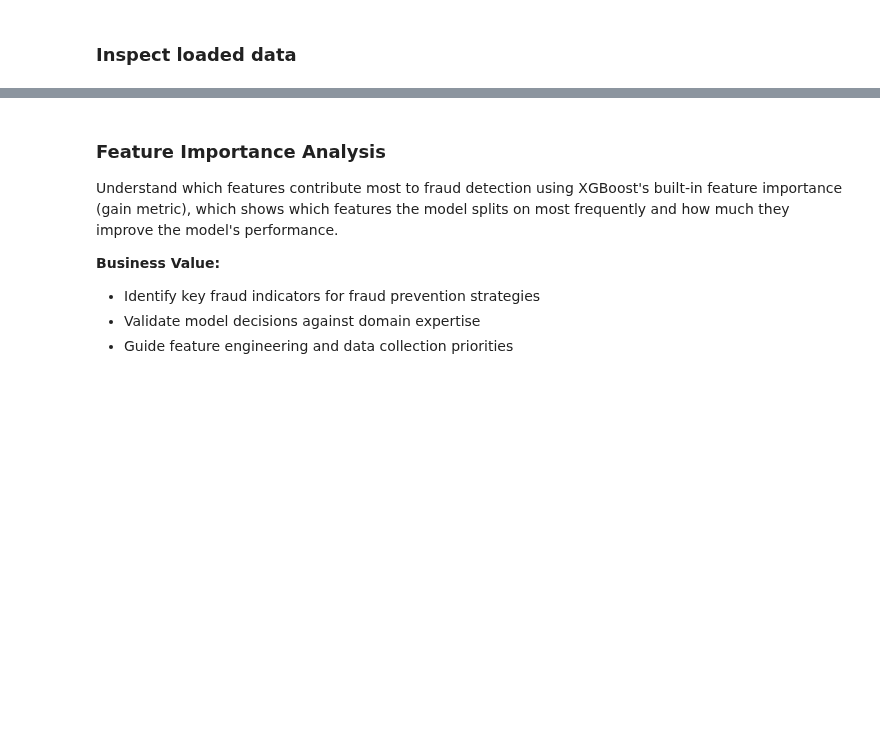
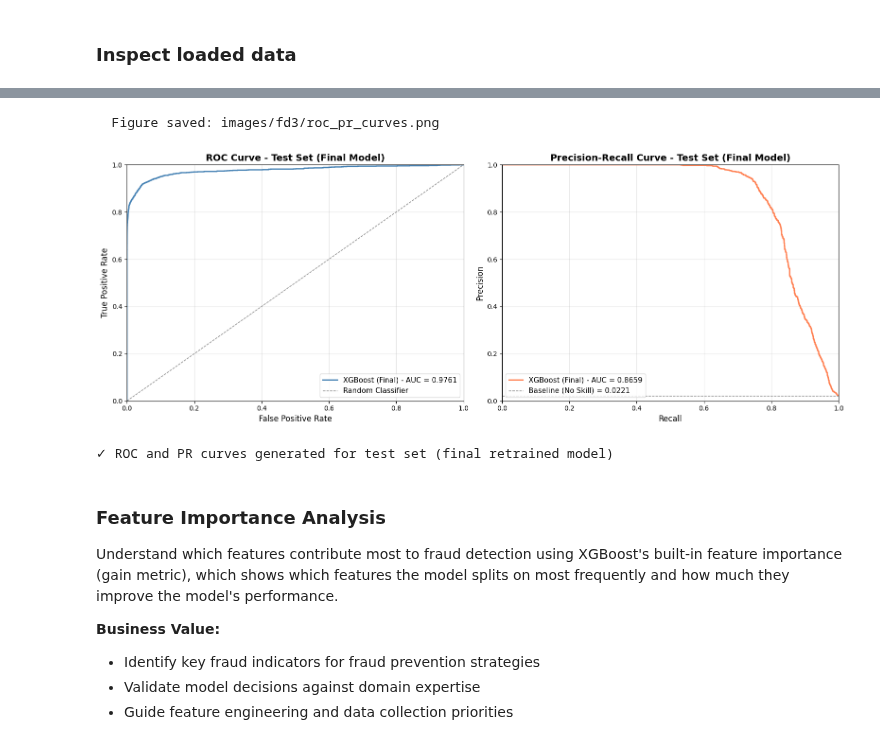
Before and after one commit to frederick-douglas-pearce/e-commerce-fraud-detection, a Jupyter notebook: notebooks/fd3_model_evaluation_deployment.ipynb, the cells around one changed output, grey strips where cells are left out. Drawn from its saved outputs; the diff is of its cells as text; code cells hidden in the pictures; blank space fills up the shorter version.

```diff
--- a/notebooks/fd3_model_evaluation_deployment.ipynb
+++ b/notebooks/fd3_model_evaluation_deployment.ipynb
@@ -523,43 +431,19 @@ print("=" * 100)
 # %%
-# Plot ROC and PR curves for test set (final retrained model)
+# Plot ROC and PR curves for test set
 y_test_proba = best_model.predict_proba(X_test)[:, 1]
 
-fig, axes = plt.subplots(1, 2, figsize=(16, 6))
-
-# Plot 1: ROC Curve
-fpr, tpr, _ = roc_curve(y_test, y_test_proba)
-roc_auc = test_metrics['roc_auc']
-
-ax = axes[0]
-ax.plot(fpr, tpr, color='steelblue', lw=2, label=f'XGBoost (Final) - AUC = {roc_auc:.4f}')
-ax.plot([0, 1], [0, 1], color='gray', lw=1, linestyle='--', label='Random Classifier')
-ax.set_xlabel('False Positive Rate', fontsize=12)
-ax.set_ylabel('True Positive Rate', fontsize=12)
-ax.set_title('ROC Curve - Test Set (Final Model)', fontsize=14, fontweight='bold')
-ax.legend(loc='lower right', fontsize=11)
-ax.grid(alpha=0.3)
-ax.set_xlim([0, 1])
-ax.set_ylim([0, 1])
-
-# Plot 2: Precision-Recall Curve
-precision, recall, thresholds = precision_recall_curve(y_test, y_test_proba)
-pr_auc = test_metrics['pr_auc']
-
-ax = axes[1]
-ax.plot(recall, precision, color='coral', lw=2, label=f'XGBoost (Final) - AUC = {pr_auc:.4f}')
-ax.axhline(y=y_test.mean(), color='gray', linestyle='--', lw=1, label=f'Baseline (No Skill) = {y_test.mean():.4f}')
-ax.set_xlabel('Recall', fontsize=12)
-ax.set_ylabel('Precision', fontsize=12)
-ax.set_title('Precision-Recall Curve - Test Set (Final Model)', fontsize=14, fontweight='bold')
-ax.legend(loc='lower left', fontsize=11)
-ax.grid(alpha=0.3)
-ax.set_xlim([0, 1])
-ax.set_ylim([0, 1])
-
-plt.tight_layout()
-plt.show()
-
-print("✓ ROC and PR curves generated for test set (final retrained model)")
+plot_roc_pr_curves(
+    y_true=y_test,
+    y_pred_proba=y_test_proba,
+    roc_auc=test_metrics['roc_auc'],
+    pr_auc=test_metrics['pr_auc'],
+    model_name="XGBoost (Final)",
+    save_path='images/fd3/roc_pr_curves.png'
+)
+# %% [output]
+  Figure saved: images/fd3/roc_pr_curves.png
+[figure, added]
+✓ ROC and PR curves generated for test set (final retrained model)
 # %% [markdown]
 ### Feature Importance Analysis
 
```
Also changed, not shown: parts of 19 cells of this notebook, 12 other files.
